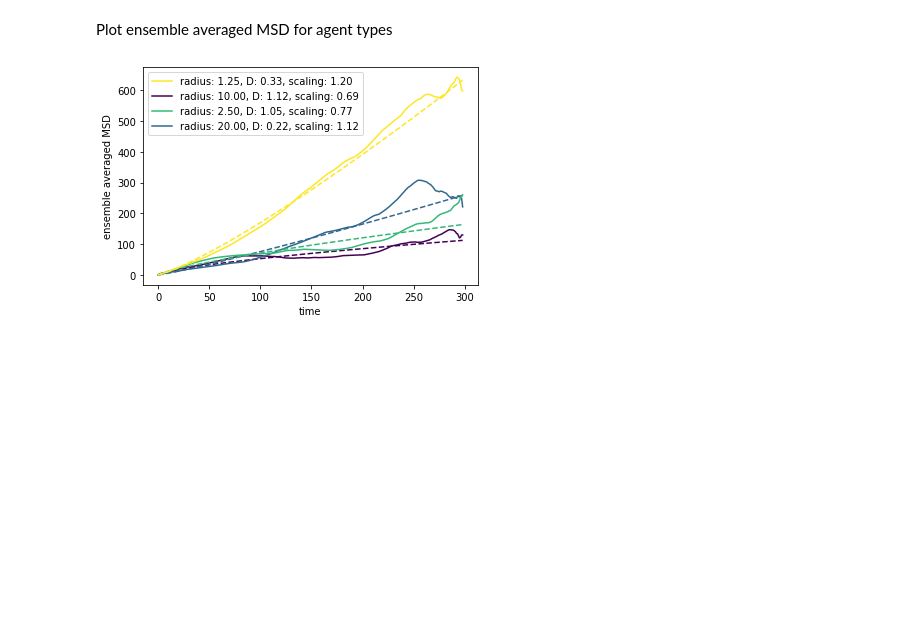
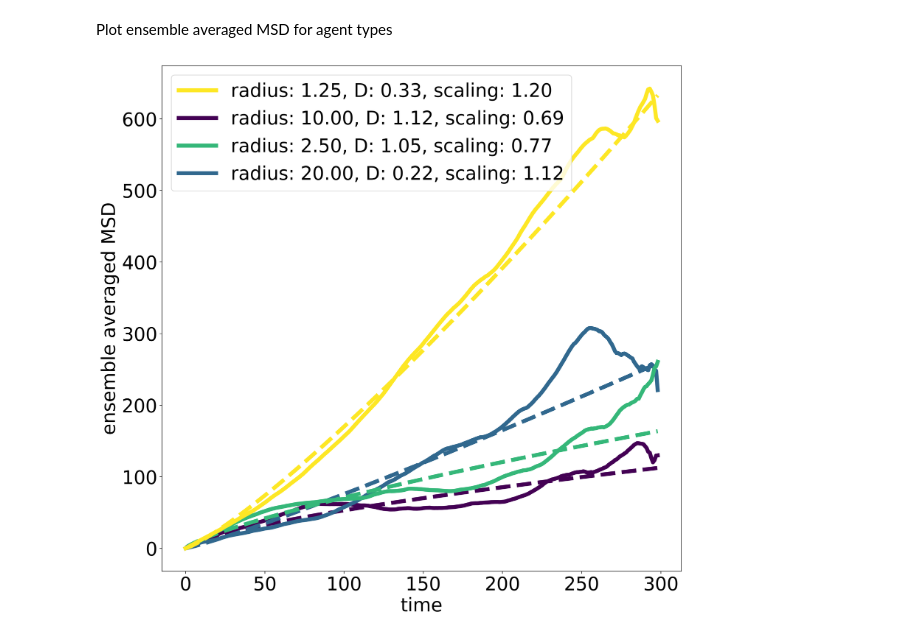
Before and after one commit to mesoscope/cellpack, a Jupyter notebook: cellpack/bin/analyze_trajectories.ipynb, the cells around one changed output. Cells and saved outputs as stored; diff of their text form; code cells hidden in the pictures; blank space fills up the shorter version.

Commit message:
updated parameters for plots

```diff
--- a/cellpack/bin/analyze_trajectories.ipynb
+++ b/cellpack/bin/analyze_trajectories.ipynb
@@ -42,34 +42,39 @@ plt.show()
 # %% [markdown]
 Plot ensemble averaged MSD for agent types
 # %%
+plt.rcParams["figure.figsize"] = (14,14)
+plt.rcParams["font.size"] = 28
+plt.rcParams["figure.dpi"] = 300
 cmap = plt.cm.get_cmap('viridis',len(ensemble_MSD))
 for type_ID in ensemble_MSD:
     tvals = time_points[type_ID]
     MSD = ensemble_MSD[type_ID]
     diff_coeff, scaling = simularium_agent.get_MSD_scaling(tvals, MSD)
     plt.plot(tvals,
              MSD,
              c=cmap(int(type_ID)),
              label='radius: {:.2f}, D: {:.2f}, scaling: {:.2f}'.format(
                  agent_info[type_ID]['radius'],
                  diff_coeff,
                  scaling,
-                 )
+                 ),
+             linewidth=6,
             )
     plt.plot(tvals,
             2 * diff_coeff * tvals ** scaling,
             c=cmap(int(type_ID)),
-            linestyle='--'
+            linestyle='--',
+            linewidth=6,
     )
 
 handles, labels = plt.gca().get_legend_handles_labels()
 labels, ids = np.unique(labels, return_index=True)
 handles = [handles[i] for i in ids]
 plt.legend(handles, labels, loc='best')
 
 plt.xlabel('time')
 plt.ylabel('ensemble averaged MSD')
 
 plt.show()
 # %% [output]
-[figure, old version]
+[figure, new version]
```
